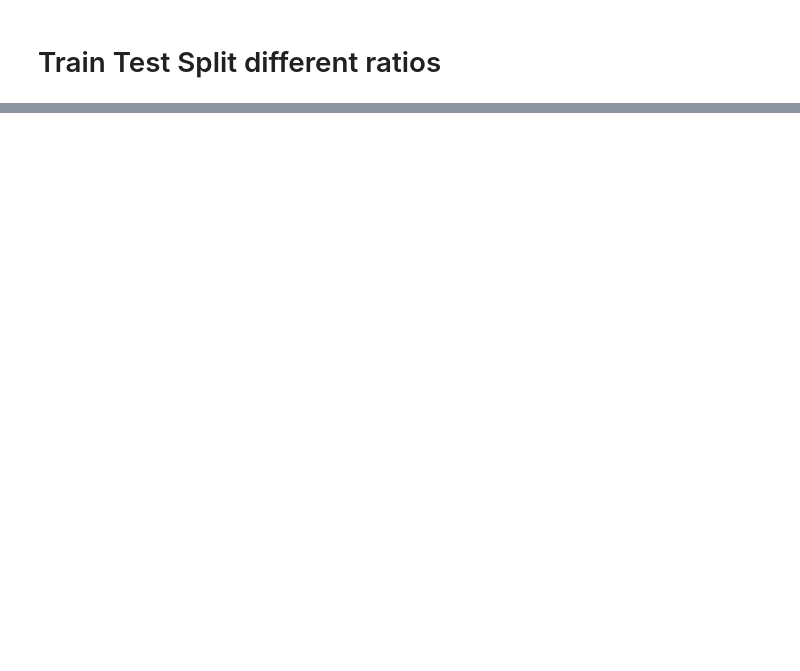
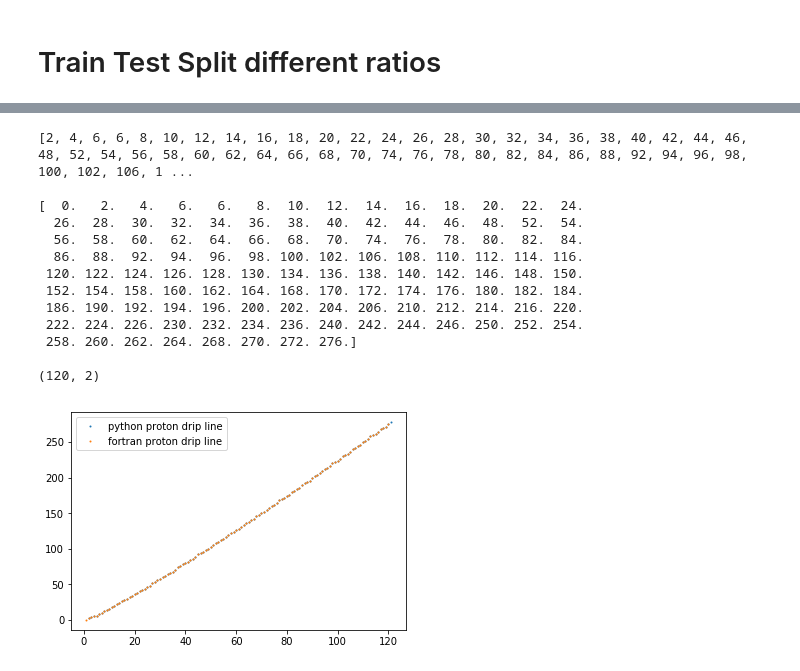
Before and after one commit to MAtthewCrow12/CrowleyDLP, a Jupyter notebook: train_test_split.ipynb, the cells around one changed output, grey strips where cells are left out. Saved outputs shown, nothing was run; the diff lists cells and outputs as text; code cells hidden in the pictures; blank space fills up the shorter version.

```diff
--- a/train_test_split.ipynb
+++ b/train_test_split.ipynb
@@ -371,0 +563,74 @@ plt.show()
+# %%
+
+ndrip=[]
+zdep=[]
+ndripzdep=[]
+initialn=0
+finaln=177
+
+forzdep  = np.genfromtxt('ndrip.dat',usecols=1)
+forndrip = np.genfromtxt('ndrip.dat',usecols=0)
+forndripzdep = np.transpose(np.stack((forzdep,forndrip )))
+
+
+for z in range(2, 122):
+    for n in range(initialn, finaln):
+        befirst=binde(z,n)
+        besecond=binde(z,n+1)
+        separationE=besecond-befirst
+
+        #print('n: ', n, 'z:', z)
+        #print('initialz:', initialz)
+        #print('finalz:', finalz)
+        #print('first: ', befirst)
+        #print('second: ', besecond)
+        #print('separation: ', separationE, '\n')
+
+        if separationE<=0 and besecond>=0 and befirst>=0:
+
+            #print('IF STATEMENT ACTIVATED !!!!!!!!!!!')
+            zdep.append(z)
+            ndrip.append(n)
+            finaln=n+10
+            if n>=10:
+                initialn=n-10
+            else:
+                initialn=0
+            break
+
+
+
+
+
+ndripzdep = np.transpose(np.stack((zdep,ndrip )))
+
+
+#difference=ndrip-forndrip
+print(ndrip, '\n')
+print(forndrip, '\n')
+#print(difference)
+#print(np.shape(difference))
+print(np.shape(ndripzdep))
+
+
+
+
+plt.plot(zdep,ndrip,'o',markersize=1,label='python proton drip line')
+plt.plot(forzdep, forndrip,'o',markersize=1,label='fortran proton drip line')
+plt.legend()
+plt.show()
+# %% [output]
+[2, 4, 6, 6, 8, 10, 12, 14, 16, 18, 20, 22, 24, 26, 28, 30, 32, 34, 36, 38, 40, 42, 44, 46, 48, 52, 54, 56, 58, 60, 62, 64, 66, 68, 70, 74, 76, 78, 80, 82, 84, 86, 88, 92, 94, 96, 98, 100, 102, 106, 1 ...
+
+[  0.   2.   4.   6.   6.   8.  10.  12.  14.  16.  18.  20.  22.  24.
+  26.  28.  30.  32.  34.  36.  38.  40.  42.  44.  46.  48.  52.  54.
+  56.  58.  60.  62.  64.  66.  68.  70.  74.  76.  78.  80.  82.  84.
+  86.  88.  92.  94.  96.  98. 100. 102. 106. 108. 110. 112. 114. 116.
+ 120. 122. 124. 126. 128. 130. 134. 136. 138. 140. 142. 146. 148. 150.
+ 152. 154. 158. 160. 162. 164. 168. 170. 172. 174. 176. 180. 182. 184.
+ 186. 190. 192. 194. 196. 200. 202. 204. 206. 210. 212. 214. 216. 220.
+ 222. 224. 226. 230. 232. 234. 236. 240. 242. 244. 246. 250. 252. 254.
+ 258. 260. 262. 264. 268. 270. 272. 276.]
+
+(120, 2)
+[figure, added]
```
Also changed, not shown: parts of 13 cells of this notebook, 3 other files.
